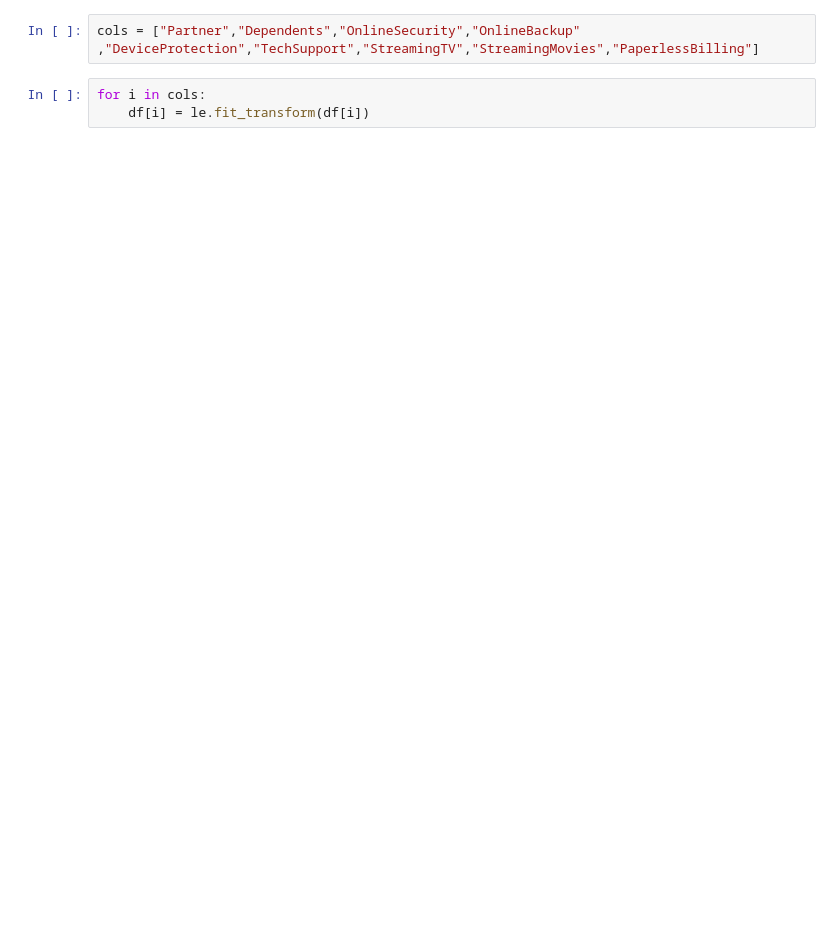
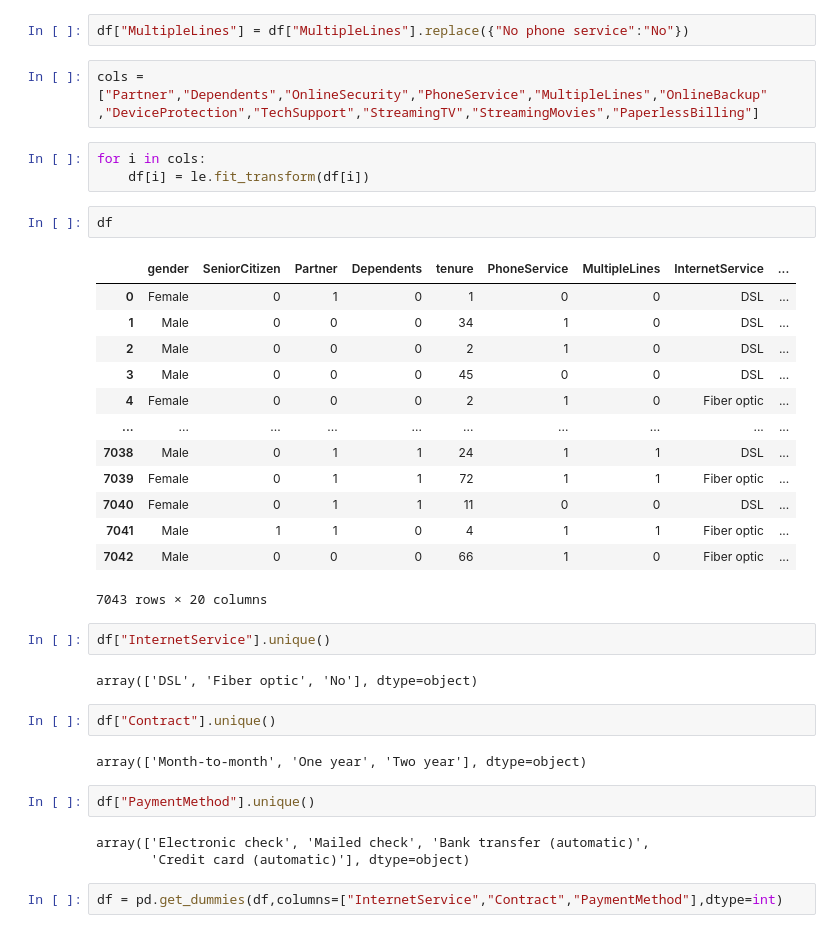
Before and after one commit to a-anuj/customer-churn-prediction, a Jupyter notebook: workfile.ipynb, the cells around one changed output. Drawn from its saved outputs; the diff is of its cells as text; blank space fills up the shorter version.

```diff
--- a/workfile.ipynb
+++ b/workfile.ipynb
@@ -58,8 +58,41 @@ df
 # %%
 from sklearn.preprocessing import LabelEncoder
 le = LabelEncoder()
+# %%
+df["MultipleLines"] = df["MultipleLines"].replace({"No phone service":"No"})
 # %%
-cols = ["Partner","Dependents","OnlineSecurity","OnlineBackup" ,"DeviceProtection","TechSupport","StreamingTV","StreamingMovies","PaperlessBilling"]
+cols = ["Partner","Dependents","OnlineSecurity","PhoneService","MultipleLines","OnlineBackup" ,"DeviceProtection","TechSupport","StreamingTV","StreamingMovies","PaperlessBilling"]
 # %%
 for i in cols:
     df[i] = le.fit_transform(df[i])
+# %%
+df
+# %% [output]
+|  | gender | SeniorCitizen | Partner | Dependents | tenure | PhoneService | MultipleLines | InternetService | ... |
+| 0 | Female | 0 | 1 | 0 | 1 | 0 | 0 | DSL | ... |
+| 1 | Male | 0 | 0 | 0 | 34 | 1 | 0 | DSL | ... |
+| 2 | Male | 0 | 0 | 0 | 2 | 1 | 0 | DSL | ... |
+| 3 | Male | 0 | 0 | 0 | 45 | 0 | 0 | DSL | ... |
+| 4 | Female | 0 | 0 | 0 | 2 | 1 | 0 | Fiber optic | ... |
+| ... | ... | ... | ... | ... | ... | ... | ... | ... | ... |
+| 7038 | Male | 0 | 1 | 1 | 24 | 1 | 1 | DSL | ... |
+| 7039 | Female | 0 | 1 | 1 | 72 | 1 | 1 | Fiber optic | ... |
+| 7040 | Female | 0 | 1 | 1 | 11 | 0 | 0 | DSL | ... |
+| 7041 | Male | 1 | 1 | 0 | 4 | 1 | 1 | Fiber optic | ... |
+| 7042 | Male | 0 | 0 | 0 | 66 | 1 | 0 | Fiber optic | ... |
+7043 rows × 20 columns
+# %%
+df["InternetService"].unique()
+# %% [output]
+array(['DSL', 'Fiber optic', 'No'], dtype=object)
+# %%
+df["Contract"].unique()
+# %% [output]
+array(['Month-to-month', 'One year', 'Two year'], dtype=object)
+# %%
+df["PaymentMethod"].unique()
+# %% [output]
+array(['Electronic check', 'Mailed check', 'Bank transfer (automatic)',
+       'Credit card (automatic)'], dtype=object)
+# %%
+df = pd.get_dummies(df,columns=["InternetService","Contract","PaymentMethod"],dtype=int)
```
Also changed, not shown: parts of 1 cell of this notebook.
